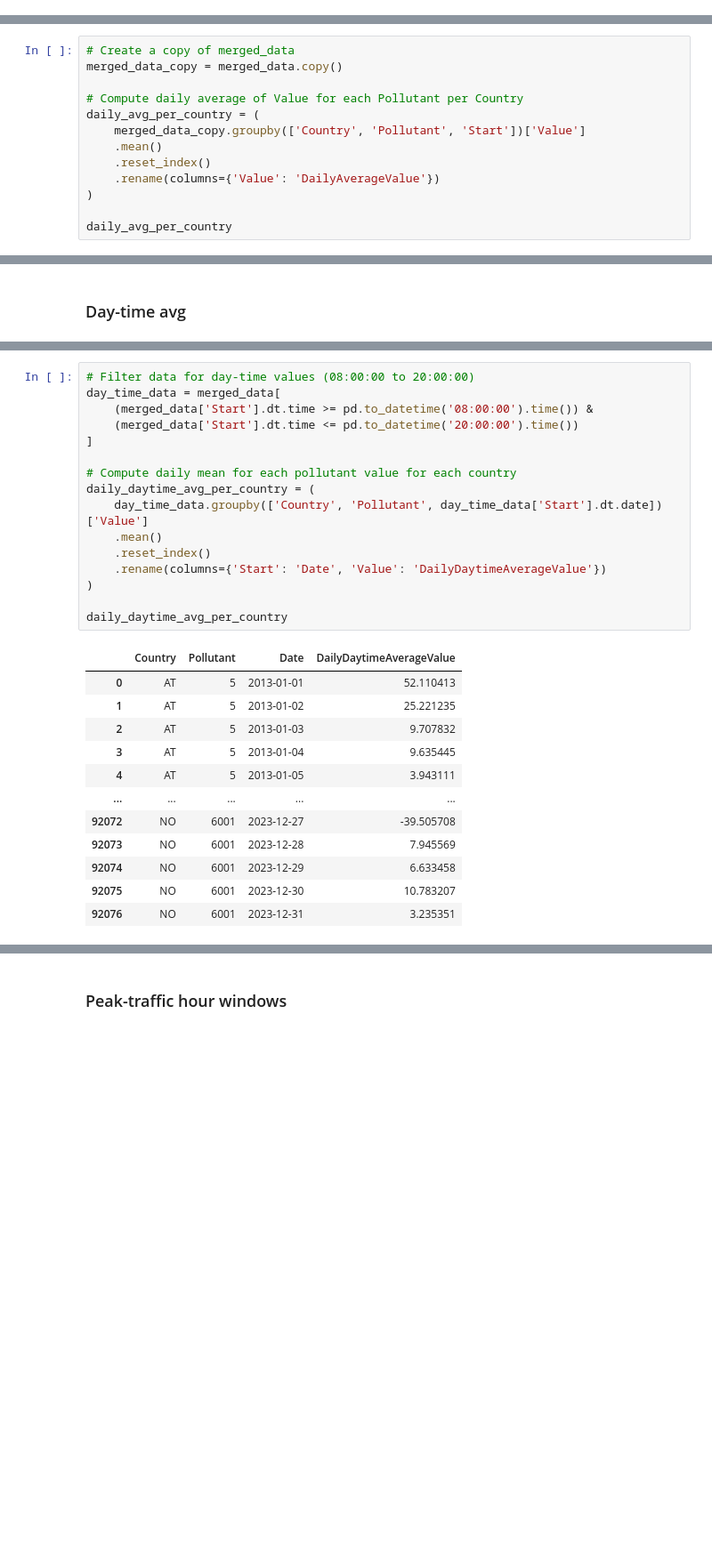
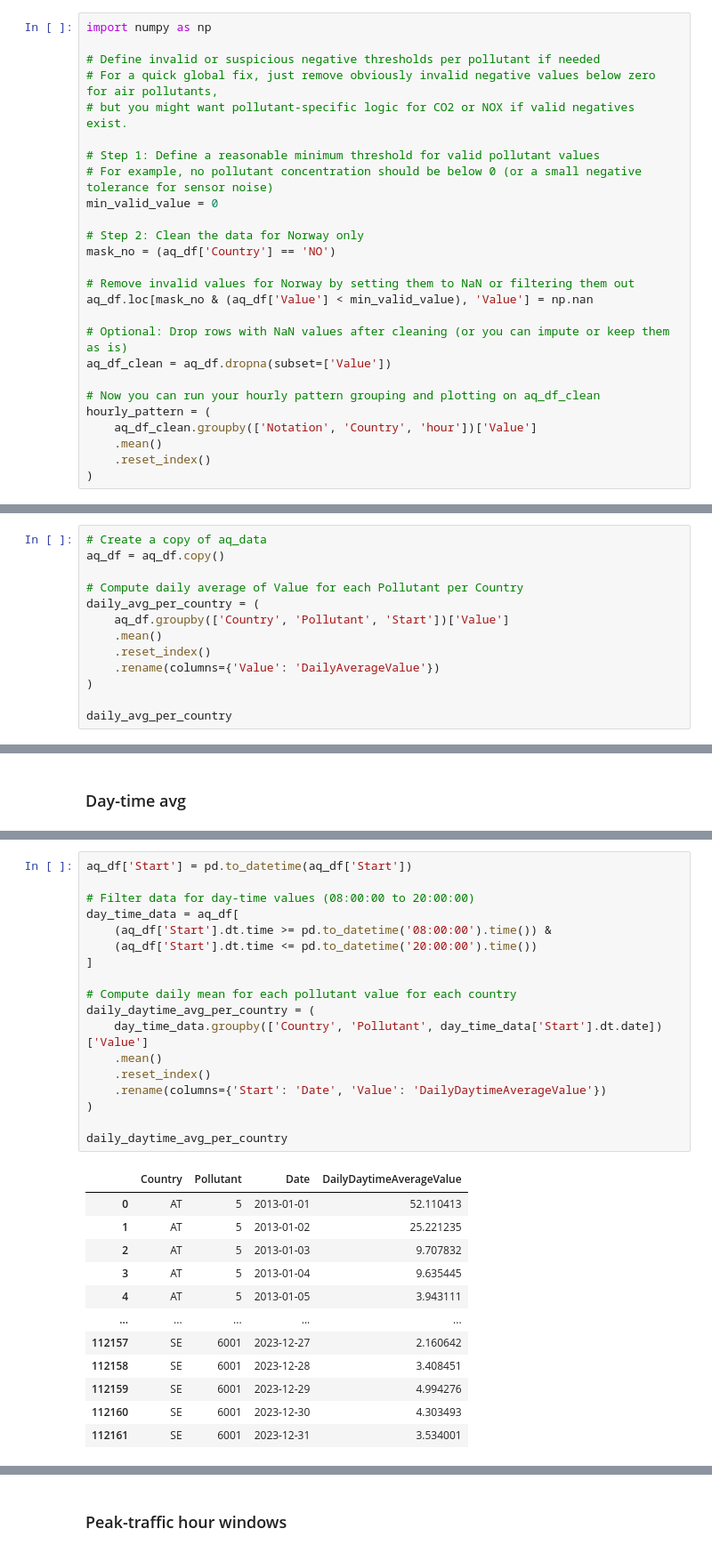
Before and after one commit to JskifterJ/DSML, a Jupyter notebook: notebooks/air_quality_data_EDA.ipynb, the cells around one changed output, grey strips where cells are left out. Shown at 89% size. Cells and saved outputs as stored; diff of their text form; blank space fills up the shorter version.

```diff
--- a/notebooks/air_quality_data_EDA.ipynb
+++ b/notebooks/air_quality_data_EDA.ipynb
@@ -37,0 +105,26 @@ dtype: int64
+# %%
+import numpy as np
+
+# Define invalid or suspicious negative thresholds per pollutant if needed
+# For a quick global fix, just remove obviously invalid negative values below zero for air pollutants,
+# but you might want pollutant-specific logic for CO2 or NOX if valid negatives exist.
+
+# Step 1: Define a reasonable minimum threshold for valid pollutant values
+# For example, no pollutant concentration should be below 0 (or a small negative tolerance for sensor noise)
+min_valid_value = 0
+
+# Step 2: Clean the data for Norway only
+mask_no = (aq_df['Country'] == 'NO')
+
+# Remove invalid values for Norway by setting them to NaN or filtering them out
+aq_df.loc[mask_no & (aq_df['Value'] < min_valid_value), 'Value'] = np.nan
+
+# Optional: Drop rows with NaN values after cleaning (or you can impute or keep them as is)
+aq_df_clean = aq_df.dropna(subset=['Value'])
+
+# Now you can run your hourly pattern grouping and plotting on aq_df_clean
+hourly_pattern = (
+    aq_df_clean.groupby(['Notation', 'Country', 'hour'])['Value']
+    .mean()
+    .reset_index()
+)
@@ -40,12 +167,12 @@ dtype: int64
 # %% [markdown]
 ### 24h average
 # %%
-# Create a copy of merged_data
-merged_data_copy = merged_data.copy()
+# Create a copy of aq_data
+aq_df = aq_df.copy()
 
 # Compute daily average of Value for each Pollutant per Country
 daily_avg_per_country = (
-    merged_data_copy.groupby(['Country', 'Pollutant', 'Start'])['Value']
+    aq_df.groupby(['Country', 'Pollutant', 'Start'])['Value']
     .mean()
     .reset_index()
     .rename(columns={'Value': 'DailyAverageValue'})
@@ -135,29 +278,31 @@ plt.show()
 # %%
+aq_df['Start'] = pd.to_datetime(aq_df['Start'])
+
 # Filter data for day-time values (08:00:00 to 20:00:00)
-day_time_data = merged_data[
-    (merged_data['Start'].dt.time >= pd.to_datetime('08:00:00').time()) &
-    (merged_data['Start'].dt.time <= pd.to_datetime('20:00:00').time())
+day_time_data = aq_df[
+    (aq_df['Start'].dt.time >= pd.to_datetime('08:00:00').time()) &
+    (aq_df['Start'].dt.time <= pd.to_datetime('20:00:00').time())
 ]
 
 # Compute daily mean for each pollutant value for each country
 daily_daytime_avg_per_country = (
     day_time_data.groupby(['Country', 'Pollutant', day_time_data['Start'].dt.date])['Value']
     .mean()
     .reset_index()
     .rename(columns={'Start': 'Date', 'Value': 'DailyDaytimeAverageValue'})
 )
 
 daily_daytime_avg_per_country
 # %% [output]
 |  | Country | Pollutant | Date | DailyDaytimeAverageValue |
 | 0 | AT | 5 | 2013-01-01 | 52.110413 |
 | 1 | AT | 5 | 2013-01-02 | 25.221235 |
 | 2 | AT | 5 | 2013-01-03 | 9.707832 |
 | 3 | AT | 5 | 2013-01-04 | 9.635445 |
 | 4 | AT | 5 | 2013-01-05 | 3.943111 |
 | ... | ... | ... | ... | ... |
-| 92072 | NO | 6001 | 2023-12-27 | -39.505708 |
-| 92073 | NO | 6001 | 2023-12-28 | 7.945569 |
-| 92074 | NO | 6001 | 2023-12-29 | 6.633458 |
-| 92075 | NO | 6001 | 2023-12-30 | 10.783207 |
-| 92076 | NO | 6001 | 2023-12-31 | 3.235351 |
+| 112157 | SE | 6001 | 2023-12-27 | 2.160642 |
+| 112158 | SE | 6001 | 2023-12-28 | 3.408451 |
+| 112159 | SE | 6001 | 2023-12-29 | 4.994276 |
+| 112160 | SE | 6001 | 2023-12-30 | 4.303493 |
+| 112161 | SE | 6001 | 2023-12-31 | 3.534001 |
```
Also changed, not shown: parts of 31 cells of this notebook.
